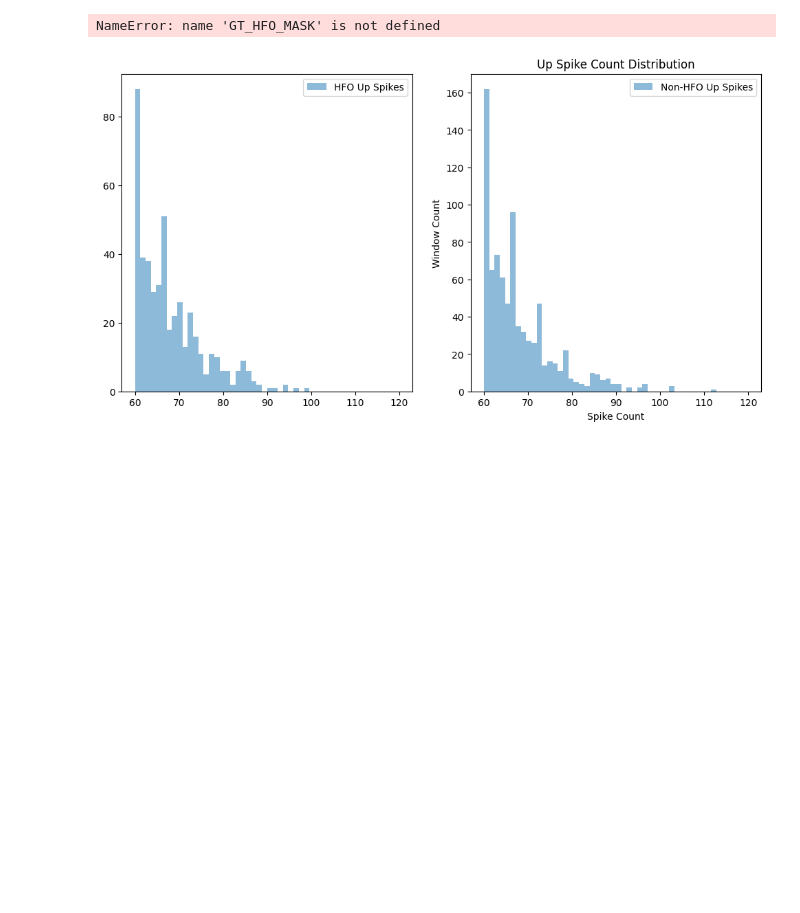
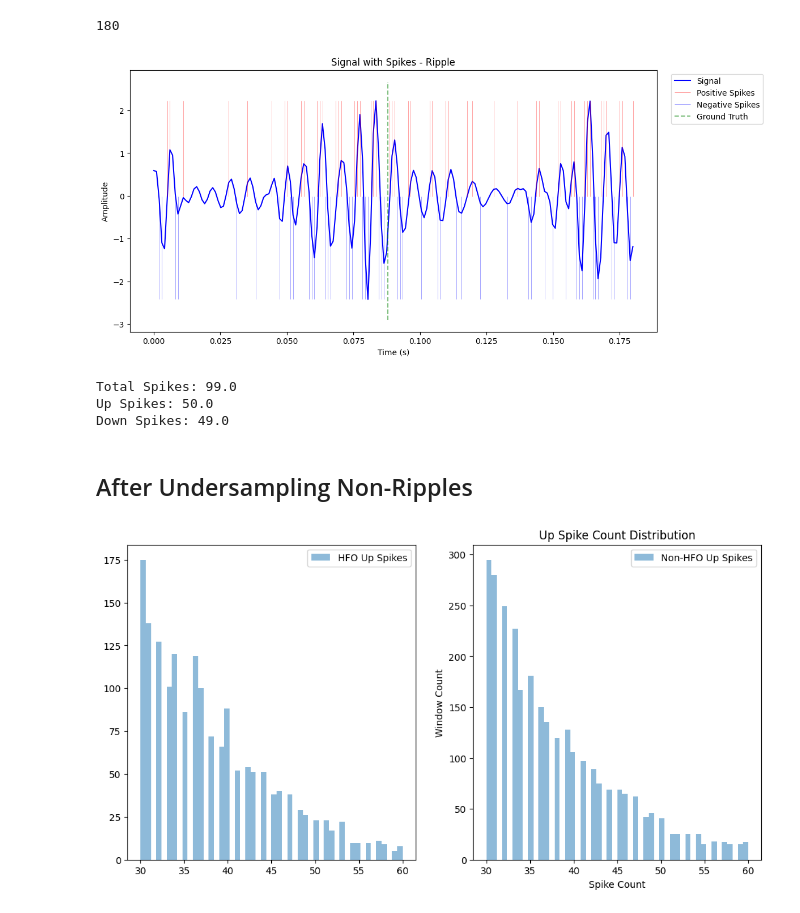
Before and after one commit to pedrofurrix/LAVA_SNN_ripples, a Jupyter notebook: extract_Nripples/train_pedro/evaluate_data.ipynb, the cells around one changed output. Drawn from its saved outputs; the diff is of its cells as text; code cells hidden in the pictures; blank space fills up the shorter version.

```diff
--- a/extract_Nripples/train_pedro/evaluate_data.ipynb
+++ b/extract_Nripples/train_pedro/evaluate_data.ipynb
@@ -221,3 +272,17 @@ Ground Truth Class Distribution: (array([ -1.,  31.,  32.,  33.,  34.,  35.,  36
            33,      8,     10,     28,     24,     22,      8], dtype=int64))
 Number of windows with an HFO: 9812
 Percentage of windows with an HFO: 6.51%
+# %%
+# Find the indices to sort the input data by the nº of UP/DN spikes (descending order)
+sorted_indices = np.argsort(
+    -(np.sum(windowed_input_data[:, :, 0], axis=1) + np.sum(windowed_input_data[:, :, 1], axis=1)),
+)
+sorted_spikes = windowed_input_data[sorted_indices]
+sorted_gt= windowed_gt[sorted_indices]
+sorted_filtered_windows=filtered_windows[sorted_indices]
+sorted_up_spikes_per_window = np.sum(sorted_spikes[:, :, 0], axis=1)    # Sum along time axis
+sorted_down_spikes_per_window = np.sum(sorted_spikes[:, :, 1], axis=1)  # Sum along time axis
+print(f"sorted_indices: {sorted_indices}")
+print(f"Sorted_data: {sorted_spikes.shape} | Sorted_gt: {sorted_gt.shape}| Sorted_filtered_windows: {sorted_filtered_windows.shape}")
+print(f"Sorted_gt preview: {sorted_gt[:10]}")
+print(f"GT first window: {sorted_gt[0]} | GT last window: {sorted_gt[-1]}")
@@ -224,3 +305,21 @@ Percentage of windows with an HFO: 6.51%
+# %%
+from snnTorch.utils.util import window_plot
+window=4
+plot_spikes=sorted_spikes[window,:,:]
+plot_filtered_window=sorted_filtered_windows[window,:]
+plot_gt=sorted_gt[window]
+window_plot(plot_filtered_window,plot_spikes, plot_gt,downsampled_fs=downsampled_fs )
+up_spikes_window = np.sum(plot_spikes[:, 0])    # Sum along time axis
+down_spikes_window = np.sum(plot_spikes[:, 1])  # Sum along time axis
+print("Total Spikes:",up_spikes_window+down_spikes_window)
+print("Up Spikes:",sorted_up_spikes_per_window[window])
+print("Down Spikes:",sorted_down_spikes_per_window[window])
+# %% [output]
+180
+[figure, added]
+Total Spikes: 99.0
+Up Spikes: 50.0
+Down Spikes: 49.0
 # %%
 is_hfo = windowed_gt >= 0
 hfo_windows = windowed_input_data[is_hfo]       # shape: (N_HFO, 180, 2)
@@ -249,32 +348,32 @@ nonhfo_up_isis = [get_isi(window[:, :]) for window in non_hfo_windows]
 
 hfo_up_isi_mean = np.array([np.mean(isi) if len(isi) > 0 else 0 for isi in hfo_up_isis])
 nonhfo_up_isi_mean = np.array([np.mean(isi) if len(isi) > 0 else 0 for isi in nonhfo_up_isis])
+# %% [markdown]
+## After Undersampling Non-Ripples
 # %%
-from snnTorch.utils.training import undersample_majority, oversample_minority
-intermediate_input, intermediate_gt = windowed_input_data, windowed_gt  # Default: No Balancing
-balance=True
-if balance:
-    intermediate_input, intermediate_gt = undersample_majority(windowed_input_data, windowed_gt, GT_HFO_MASK)
+# from snnTorch.utils.training import undersample_majority, oversample_minority
+# intermediate_input, intermediate_gt = windowed_input_data, windowed_gt  # Default: No Balancing
+# balance=True
+# if balance:
+#     intermediate_input, intermediate_gt = undersample_majority(windowed_input_data, windowed_gt, GT_HFO_MASK)
 
-# Print the number of samples in each class
-print(f"Intermediate GT Class Distribution: {np.unique(intermediate_gt, return_counts=True)}")
-print(f"Intermediate Window Input Data Shape: {intermediate_input.shape}")
+# # Print the number of samples in each class
+# print(f"Intermediate GT Class Distribution: {np.unique(intermediate_gt, return_counts=True)}")
+# print(f"Intermediate Window Input Data Shape: {intermediate_input.shape}")
-# %% [output]
-NameError: name 'GT_HFO_MASK' is not defined
 # %%
 plt.subplots(1,2, figsize=(12, 6))
 plt.subplot(1, 2, 1)
-plt.hist(total_hfo_counts, range=(60,120),bins=50, alpha=0.5, label='HFO Up Spikes')
+plt.hist(total_hfo_counts,range=(30,60),bins=50, alpha=0.5, label='HFO Up Spikes')
 plt.legend()
 plt.subplot(1, 2, 2)
-plt.hist(total_nonhfo_counts, range=(60,120), bins=50, alpha=0.5, label='Non-HFO Up Spikes')
+plt.hist(total_nonhfo_counts, bins=50,range=(30,60), alpha=0.5, label='Non-HFO Up Spikes')
 plt.legend()
 plt.title('Up Spike Count Distribution')
 plt.xlabel('Spike Count')
 plt.ylabel('Window Count')
 plt.show()
 # %% [output]
-[figure, old version]
+[figure, new version]
 # %%
 plt.subplots(1,2, figsize=(12, 6))
 plt.subplot(1, 2, 1)
```
Also changed, not shown: parts of 17 cells of this notebook, 4 other files.
